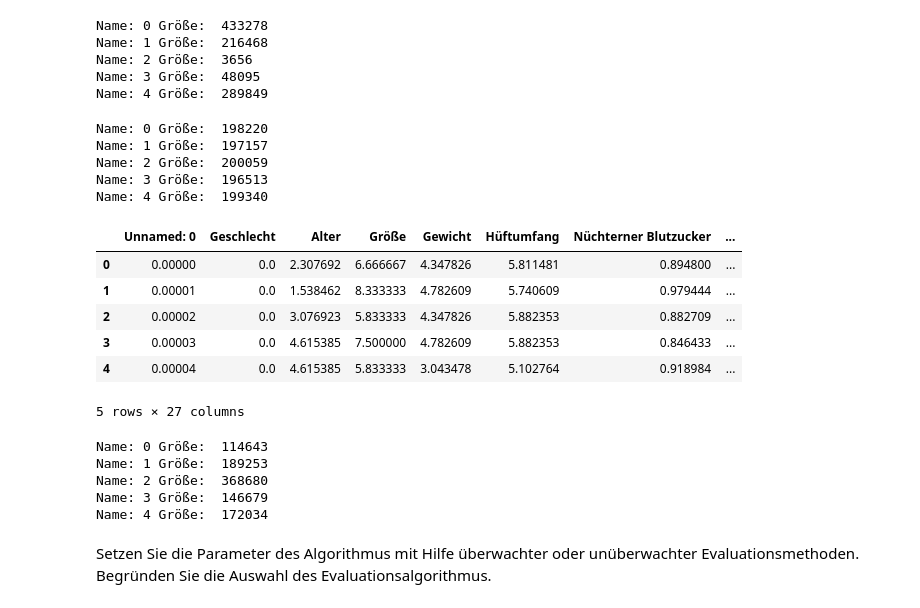
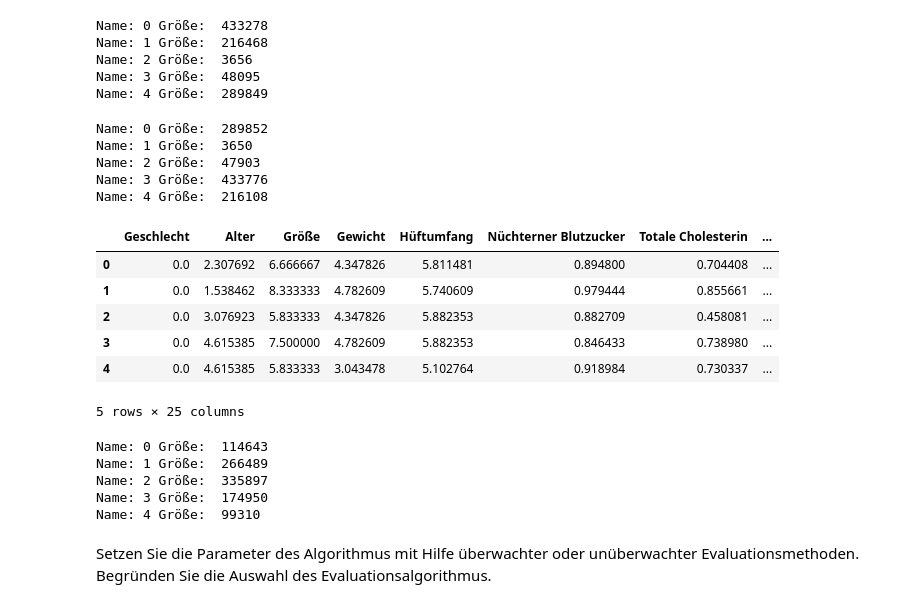
Before and after one commit to SebastianGrab/DataAnalyticsWS23-24, a Jupyter notebook: Projektarbeit/Aufgaben/Projektarbeit_A5.ipynb, the cells around one changed output. Cells and saved outputs as stored; diff of their text form; code cells hidden in the pictures.

```diff
--- a/Projektarbeit/Aufgaben/Projektarbeit_A5.ipynb
+++ b/Projektarbeit/Aufgaben/Projektarbeit_A5.ipynb
@@ -32,7 +32,10 @@ dataset_old = dataset_old[['Gewicht', 'Hüftumfang', 'Systolischer Blutdruck', '
 path = str(os.getcwd()).replace("\Projektarbeit\Aufgaben", "")
 
 # Lesen der CSV Datei:
-dataset = pd.read_csv(path + '\dataset_custom.csv')
+dataset_new = pd.read_csv(path + '\dataset_custom.csv')
+dataset_new = dataset_new.drop(columns=['Unnamed: 0'])
+
+dataset = dataset_new
 # %% [markdown]
 # Anforderungen 5: Clustering
 
@@ -62,17 +67,17 @@ Name: 4 Größe:  289849
 # %%
 # Clustering des neuen Datasets:
 
-kmeans = KMeans(n_clusters=5, random_state=0, n_init=1)
-dataset['Cluster'] = kmeans.fit_predict(dataset)
+kmeans_new = KMeans(n_clusters=5, random_state=0, n_init=1)
+dataset_new['Cluster'] = kmeans_new.fit_predict(dataset_new)
 # %%
 # Ausgabe der Clustergrößen:
 
 for i in range(0,5):
-    print("Name:", i, "Größe: ", list(kmeans.labels_).count(i))
+    print("Name:", i, "Größe: ", list(kmeans_new.labels_).count(i))
 # %% [output]
-Name: 0 Größe:  198220
-Name: 1 Größe:  197157
-Name: 2 Größe:  200059
-Name: 3 Größe:  196513
-Name: 4 Größe:  199340
+Name: 0 Größe:  289852
+Name: 1 Größe:  3650
+Name: 2 Größe:  47903
+Name: 3 Größe:  433776
+Name: 4 Größe:  216108
 # %%
@@ -95,39 +100,21 @@ def minmax_scale_columns(df):
             # Spalte skalieren
             df_scaled[column] = scaler.fit_transform(df[[column]])
 
-    return df_scaled
-
-
-# Min Max Scaler Funktion (mit Scaler in der Rückgabe):
-def minmax_scale_columns_ver2(df):
-    # Kopie des ursprünglichen DataFrame erstellen, um das Original nicht zu ändern
-    df_scaled = df.copy()
-
-    # MinMaxScaler erstellen
-    scaler = MinMaxScaler(feature_range=(0, 10))
-
-    # Jede Spalte skalieren
-    for column in df.columns:
-        # Überprüfen, ob es sich um numerische Daten handelt (zum Beispiel nicht um Objekte wie Strings)
-        if pd.api.types.is_numeric_dtype(df[column]):
-            # Spalte skalieren
-            df_scaled[column] = scaler.fit_transform(df[[column]])
-
     return df_scaled, scaler
 # %%
 # Skalierung der Daten (0 - 10):
 
-data_clustering_scaled = minmax_scale_columns(dataset)
+data_clustering_scaled, data_clustering_scaler = minmax_scale_columns(dataset.drop(columns=['Cluster']))
 
 data_clustering_scaled.head()
 # %% [output]
-|  | Unnamed: 0 | Geschlecht | Alter | Größe | Gewicht | Hüftumfang | Nüchterner Blutzucker | ... |
-| 0 | 0.00000 | 0.0 | 2.307692 | 6.666667 | 4.347826 | 5.811481 | 0.894800 | ... |
-| 1 | 0.00001 | 0.0 | 1.538462 | 8.333333 | 4.782609 | 5.740609 | 0.979444 | ... |
-| 2 | 0.00002 | 0.0 | 3.076923 | 5.833333 | 4.347826 | 5.882353 | 0.882709 | ... |
-| 3 | 0.00003 | 0.0 | 4.615385 | 7.500000 | 4.782609 | 5.882353 | 0.846433 | ... |
-| 4 | 0.00004 | 0.0 | 4.615385 | 5.833333 | 3.043478 | 5.102764 | 0.918984 | ... |
+|  | Geschlecht | Alter | Größe | Gewicht | Hüftumfang | Nüchterner Blutzucker | Totale Cholesterin | ... |
+| 0 | 0.0 | 2.307692 | 6.666667 | 4.347826 | 5.811481 | 0.894800 | 0.704408 | ... |
+| 1 | 0.0 | 1.538462 | 8.333333 | 4.782609 | 5.740609 | 0.979444 | 0.855661 | ... |
+| 2 | 0.0 | 3.076923 | 5.833333 | 4.347826 | 5.882353 | 0.882709 | 0.458081 | ... |
+| 3 | 0.0 | 4.615385 | 7.500000 | 4.782609 | 5.882353 | 0.846433 | 0.738980 | ... |
+| 4 | 0.0 | 4.615385 | 5.833333 | 3.043478 | 5.102764 | 0.918984 | 0.730337 | ... |
-5 rows × 27 columns
+5 rows × 25 columns
 # %%
 # Clustering des scaled Datasets:
 
@@ -140,10 +127,10 @@ for i in range(0,5):
     print("Name:", i, "Größe: ", list(KMeans_scaled.labels_).count(i))
 # %% [output]
 Name: 0 Größe:  114643
-Name: 1 Größe:  189253
-Name: 2 Größe:  368680
-Name: 3 Größe:  146679
-Name: 4 Größe:  172034
+Name: 1 Größe:  266489
+Name: 2 Größe:  335897
+Name: 3 Größe:  174950
+Name: 4 Größe:  99310
 # %% [markdown]
 Setzen Sie die Parameter des Algorithmus mit Hilfe überwachter oder unüberwachter Evaluationsmethoden. Begründen Sie die Auswahl des Evaluationsalgorithmus.
 # %%
```
Also changed, not shown: parts of 13 cells of this notebook.
